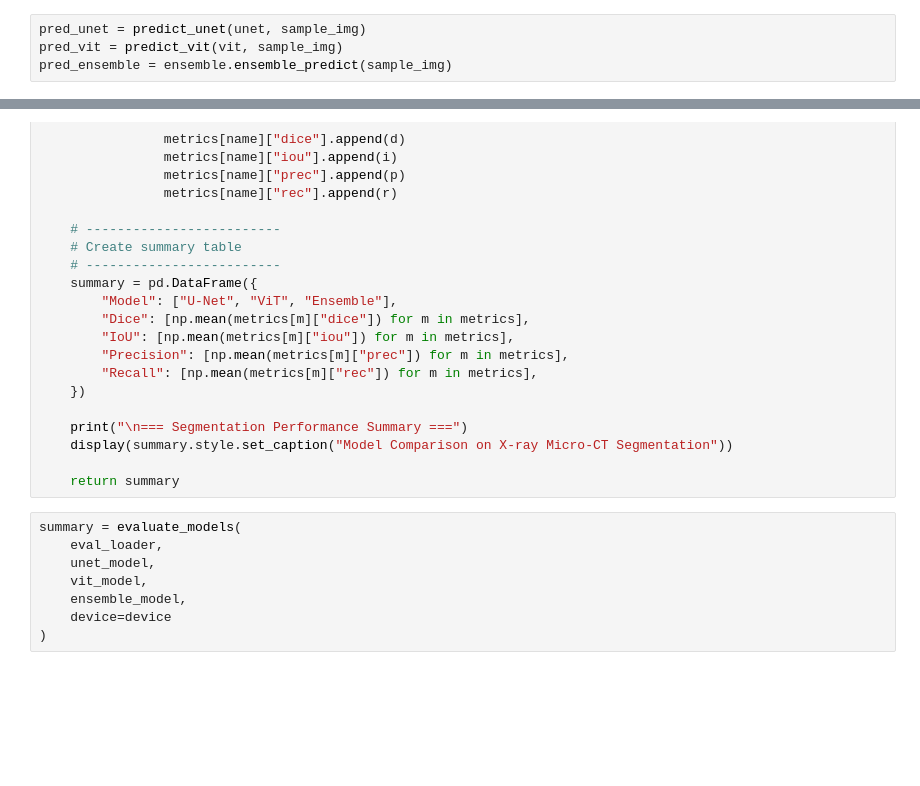
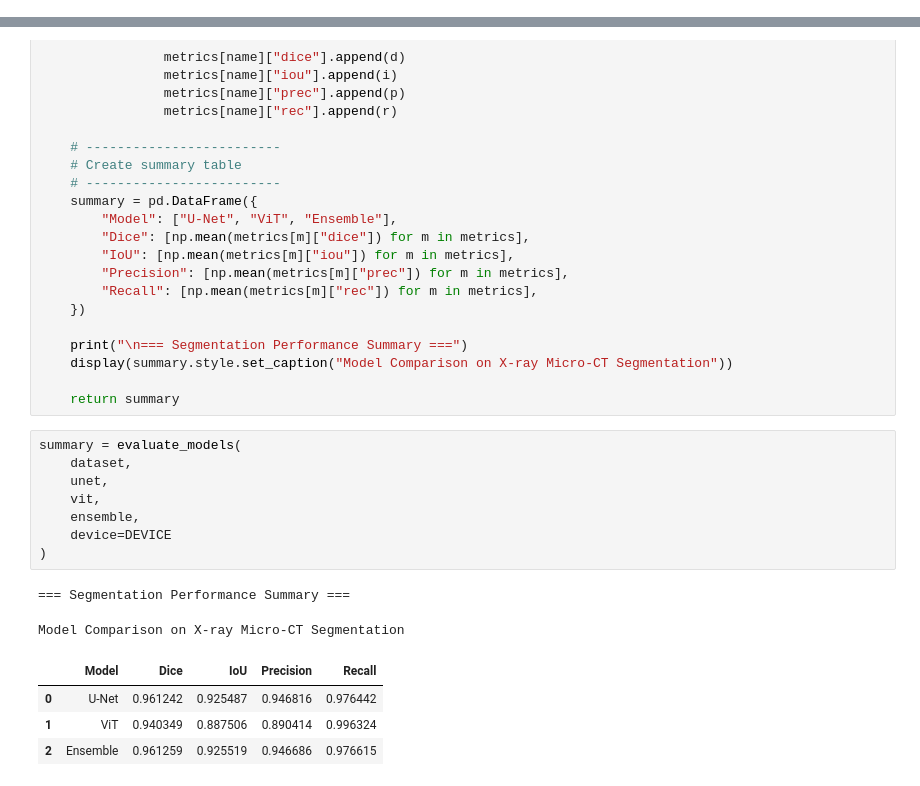
Before and after one commit to DavidBrin/Semi-supervised-Microtomography-Segmentation, a Jupyter notebook: Segmentation_Models_Comparison.ipynb, the cells around one changed output, grey strips where cells are left out. Cells and saved outputs as stored; diff of their text form; blank space fills up the shorter version.

```diff
--- a/Segmentation_Models_Comparison.ipynb
+++ b/Segmentation_Models_Comparison.ipynb
@@ -419,7 +527,3 @@ visualize_predictions(
-# %%
-pred_unet = predict_unet(unet, sample_img)
-pred_vit = predict_vit(vit, sample_img)
-pred_ensemble = ensemble.ensemble_predict(sample_img)
 # %% [markdown]
 Evaluations
 # %%
@@ -533,11 +637,18 @@ def evaluate_models(dataset, unet, vit, ensemble, device="cuda"):
     display(summary.style.set_caption("Model Comparison on X-ray Micro-CT Segmentation"))
 
     return summary
-# %%
-summary = evaluate_models(
-    eval_loader,
-    unet_model,
-    vit_model,
-    ensemble_model,
-    device=device
-)
+# %%
+summary = evaluate_models(
+    dataset,
+    unet,
+    vit,
+    ensemble,
+    device=DEVICE
+)
+# %% [output]
+=== Segmentation Performance Summary ===
+Model Comparison on X-ray Micro-CT Segmentation
+|  | Model | Dice | IoU | Precision | Recall |
+| 0 | U-Net | 0.961242 | 0.925487 | 0.946816 | 0.976442 |
+| 1 | ViT | 0.940349 | 0.887506 | 0.890414 | 0.996324 |
+| 2 | Ensemble | 0.961259 | 0.925519 | 0.946686 | 0.976615 |
```
Also changed, not shown: parts of 9 cells of this notebook, 1 other file.
